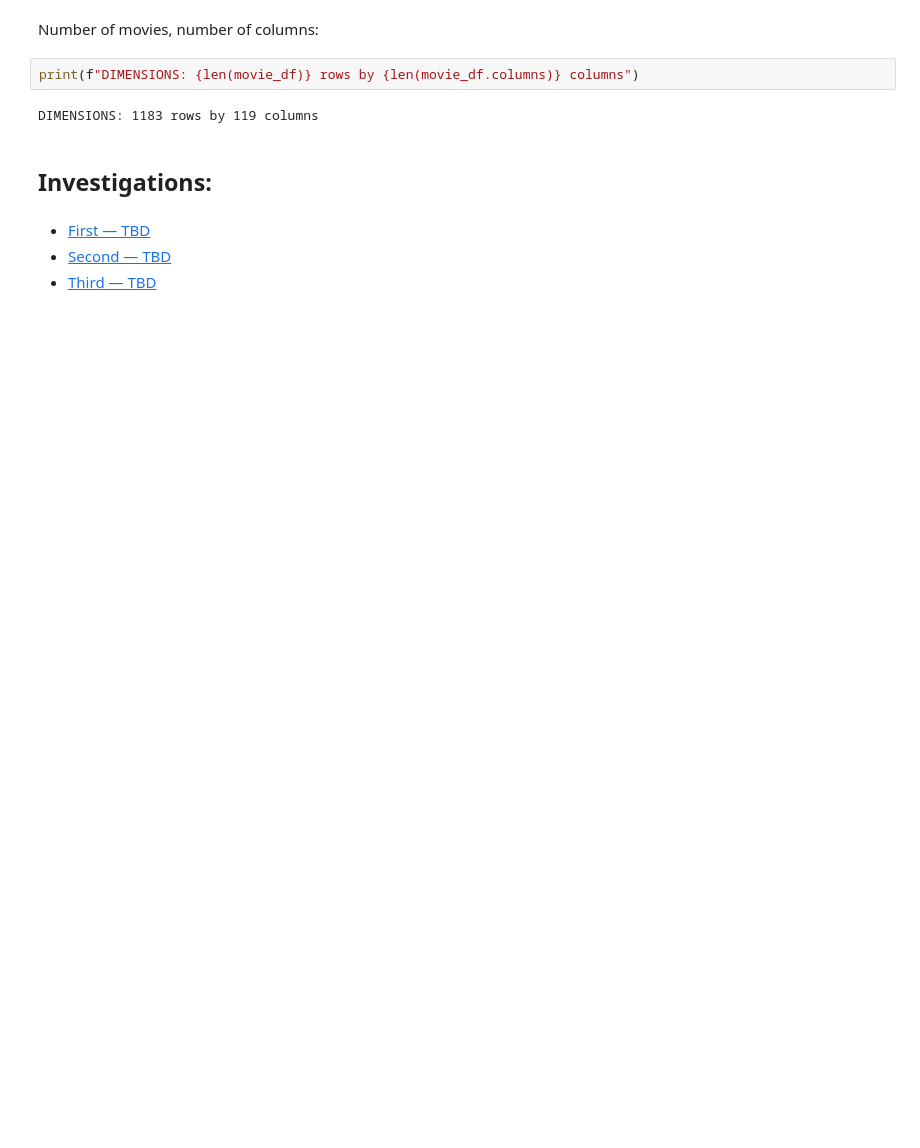
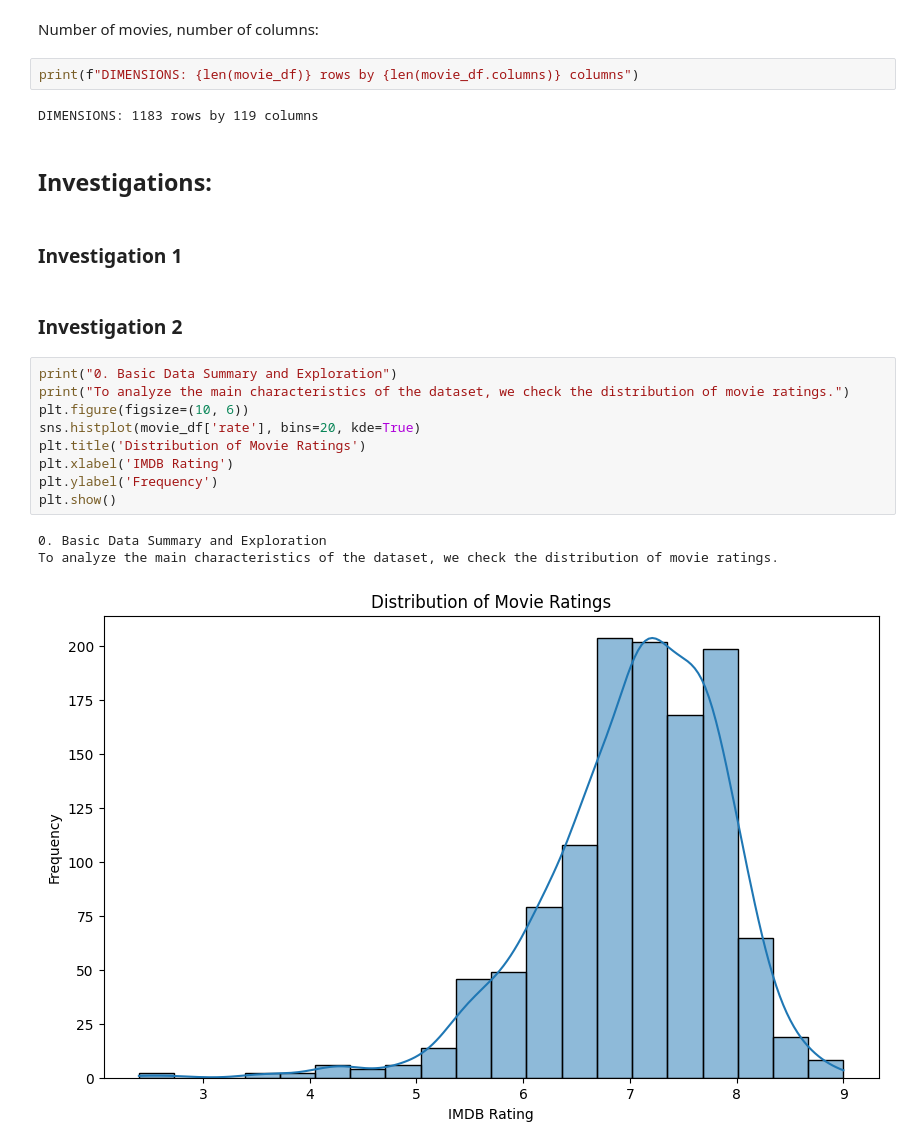
Before and after one commit to ryandecamp/CMSC320FinalProject, a Jupyter notebook: checkpoint2/checkpoint_2.ipynb, the cells around one changed output. Cells and saved outputs as stored; diff of their text form; blank space fills up the shorter version.

Commit message:
merge tal investigation

```diff
--- a/checkpoint2/checkpoint_2.ipynb
+++ b/checkpoint2/checkpoint_2.ipynb
@@ -446,7 +451,20 @@ print(f"DIMENSIONS: {len(movie_df)} rows by {len(movie_df.columns)} columns")
 DIMENSIONS: 1183 rows by 119 columns
 # %% [markdown]
 ## Investigations:
-# %% [markdown]
-- [First — TBD](first_investigation.ipynb)
-- [Second — TBD](second_investigation.ipynb)
-- [Third — TBD](third_investigation.ipynb)
+# %% [markdown]
+### Investigation 1
+# %% [markdown]
+### Investigation 2
+# %%
+print("0. Basic Data Summary and Exploration")
+print("To analyze the main characteristics of the dataset, we check the distribution of movie ratings.")
+plt.figure(figsize=(10, 6))
+sns.histplot(movie_df['rate'], bins=20, kde=True)
+plt.title('Distribution of Movie Ratings')
+plt.xlabel('IMDB Rating')
+plt.ylabel('Frequency')
+plt.show()
+# %% [output]
+0. Basic Data Summary and Exploration
+To analyze the main characteristics of the dataset, we check the distribution of movie ratings.
+[figure, added]
```
Also changed, not shown: parts of 12 cells of this notebook.
